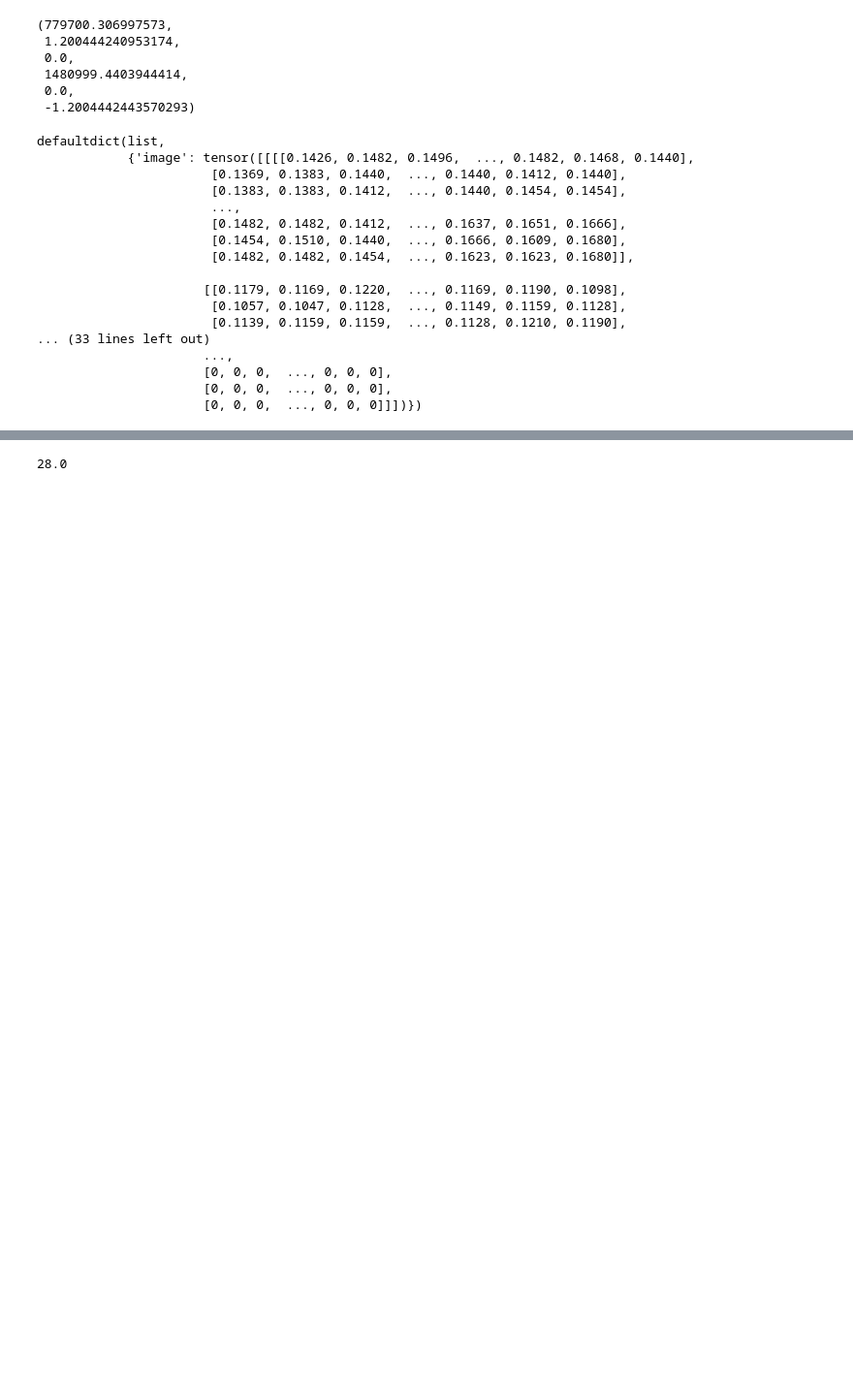
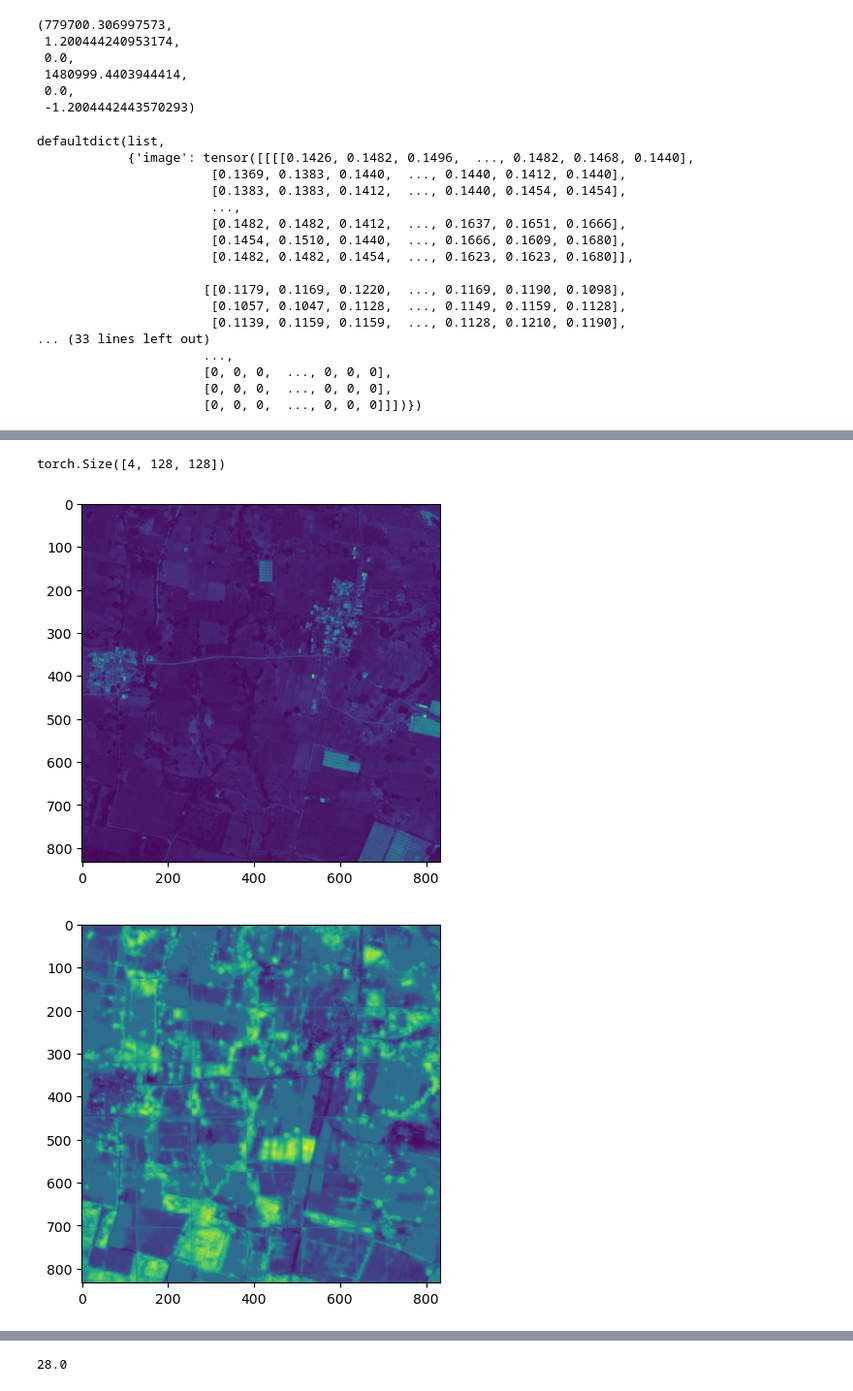
Before and after one commit to jmatics/rs-semantic-segmentation, a Jupyter notebook: initial_exploration_eval_unet.ipynb, the cells around one changed output, grey strips where cells are left out. Shown at 97% size. Saved outputs shown, nothing was run; the diff lists cells and outputs as text; code cells hidden in the pictures; blank space fills up the shorter version.

```diff
--- a/initial_exploration_eval_unet.ipynb
+++ b/initial_exploration_eval_unet.ipynb
@@ -152,0 +282,15 @@ plt.show()
+# %%
+pred.shape
+# %% [output]
+torch.Size([4, 128, 128])
+# %%
+plt.imshow(img.arr)
+plt.show()
+
+plt.imshow(img.get_predictions())
+plt.show()
+
+img.write_predictions('pred_p02.tif')
+# %% [output]
+[figure, added]
+[figure, added]
```
Also changed, not shown: parts of 12 cells of this notebook.
